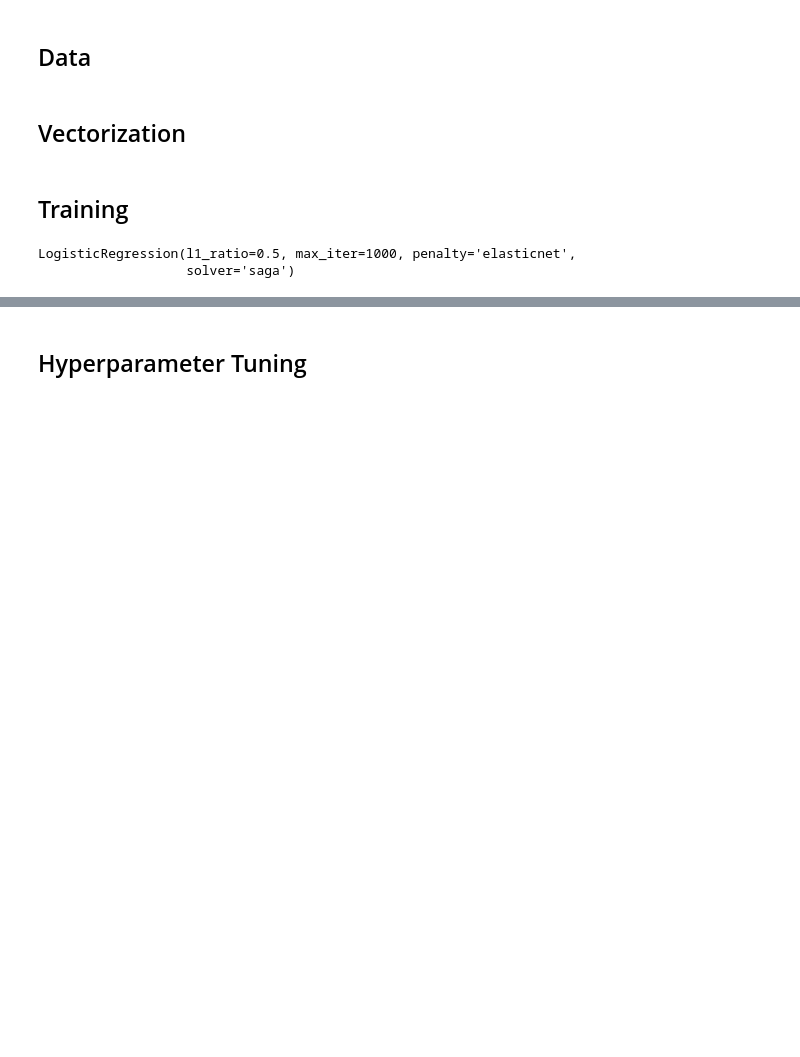
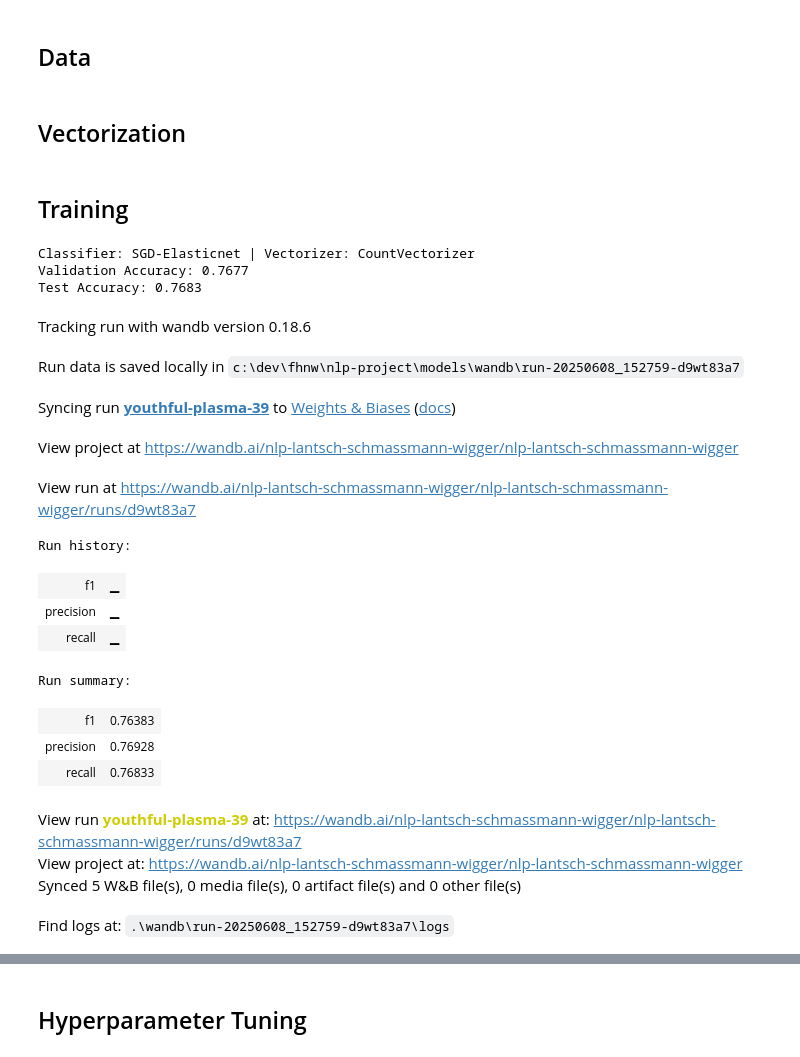
Before and after one commit to SeyaSchmassmann/nlp-project, a Jupyter notebook: models/elasticNet.ipynb, the cells around one changed output, grey strips where cells are left out. Drawn from its saved outputs; the diff is of its cells as text; code cells hidden in the pictures; blank space fills up the shorter version.

```diff
--- a/models/elasticNet.ipynb
+++ b/models/elasticNet.ipynb
@@ -47,6 +45,13 @@ wandb: Appending key for api.wandb.ai to your netrc file: /root/.netrc
 ## Data
 # %%
 df_traindata = pd.read_csv("data/train.csv") if IS_PAPERSPACE else pd.read_csv("../data/train.csv")
+
+train_texts, validation_texts, train_labels, validation_labels = train_test_split(
+    df_traindata['text'].tolist(),
+    df_traindata['sentiment'].tolist(),
+    test_size=0.2,
+    random_state=42
+)
 
 df_testdata = pd.read_csv("data/test.csv") if IS_PAPERSPACE else pd.read_csv("../data/test.csv")
 test_texts = df_testdata['text'].tolist()
@@ -54,21 +59,51 @@ test_labels = df_testdata['sentiment'].tolist()
 # %% [markdown]
 ## Vectorization
 # %%
-vectorizer = TfidfVectorizer(max_features=10000, stop_words='english')
-X = vectorizer.fit_transform(df_traindata['text'])
+countVectorizer = CountVectorizer()
+tfidfVectorizer = TfidfVectorizer()
-# %%
-train_texts, validation_texts, train_labels, validation_labels = train_test_split(X, df_traindata['sentiment'], test_size=0.2, random_state=42)
 # %% [markdown]
 ## Training
+# %%
+classifier = SGDClassifier(
+    penalty='elasticnet',
+    loss='log_loss',
+    l1_ratio=0.5,
+    max_iter=1000,
+    early_stopping=True,
+    n_iter_no_change=5
+)
 # %%
-model = LogisticRegression(
-    penalty='elasticnet',
-    solver='saga',
-    l1_ratio=0.5,
-    C=1.0,
-    max_iter=1000,
+evaluate_classifier(
+    classifier=classifier,
+    classifier_name="SGD-Elasticnet",
+    vectorizer=countVectorizer,
+    vectorizer_name="CountVectorizer",
+    train_texts=train_texts,
+    train_labels=train_labels,
+    validation_texts=validation_texts,
+    validation_labels=validation_labels,
+    test_texts=test_texts,
+    test_labels=test_labels,
+    model_name="elasticNet"
 )
-model.fit(train_texts, train_labels)
 # %% [output]
-LogisticRegression(l1_ratio=0.5, max_iter=1000, penalty='elasticnet',
-                   solver='saga')
+Classifier: SGD-Elasticnet | Vectorizer: CountVectorizer
+Validation Accuracy: 0.7677
+Test Accuracy: 0.7683
+Tracking run with wandb version 0.18.6
+Run data is saved locally in c:\dev\fhnw\nlp-project\models\wandb\run-20250608_152759-d9wt83a7
+Syncing run youthful-plasma-39 to Weights & Biases (docs)
+View project at https://wandb.ai/nlp-lantsch-schmassmann-wigger/nlp-lantsch-schmassmann-wigger
+View run at https://wandb.ai/nlp-lantsch-schmassmann-wigger/nlp-lantsch-schmassmann-wigger/runs/d9wt83a7
+Run history:
+| f1 | ▁ |
+| precision | ▁ |
+| recall | ▁ |
+Run summary:
+| f1 | 0.76383 |
+| precision | 0.76928 |
+| recall | 0.76833 |
+View run youthful-plasma-39 at: https://wandb.ai/nlp-lantsch-schmassmann-wigger/nlp-lantsch-schmassmann-wigger/runs/d9wt83a7
+View project at: https://wandb.ai/nlp-lantsch-schmassmann-wigger/nlp-lantsch-schmassmann-wigger
+Synced 5 W&B file(s), 0 media file(s), 0 artifact file(s) and 0 other file(s)
+Find logs at: .\wandb\run-20250608_152759-d9wt83a7\logs
```
Also changed, not shown: parts of 10 cells of this notebook, 11 other files.
